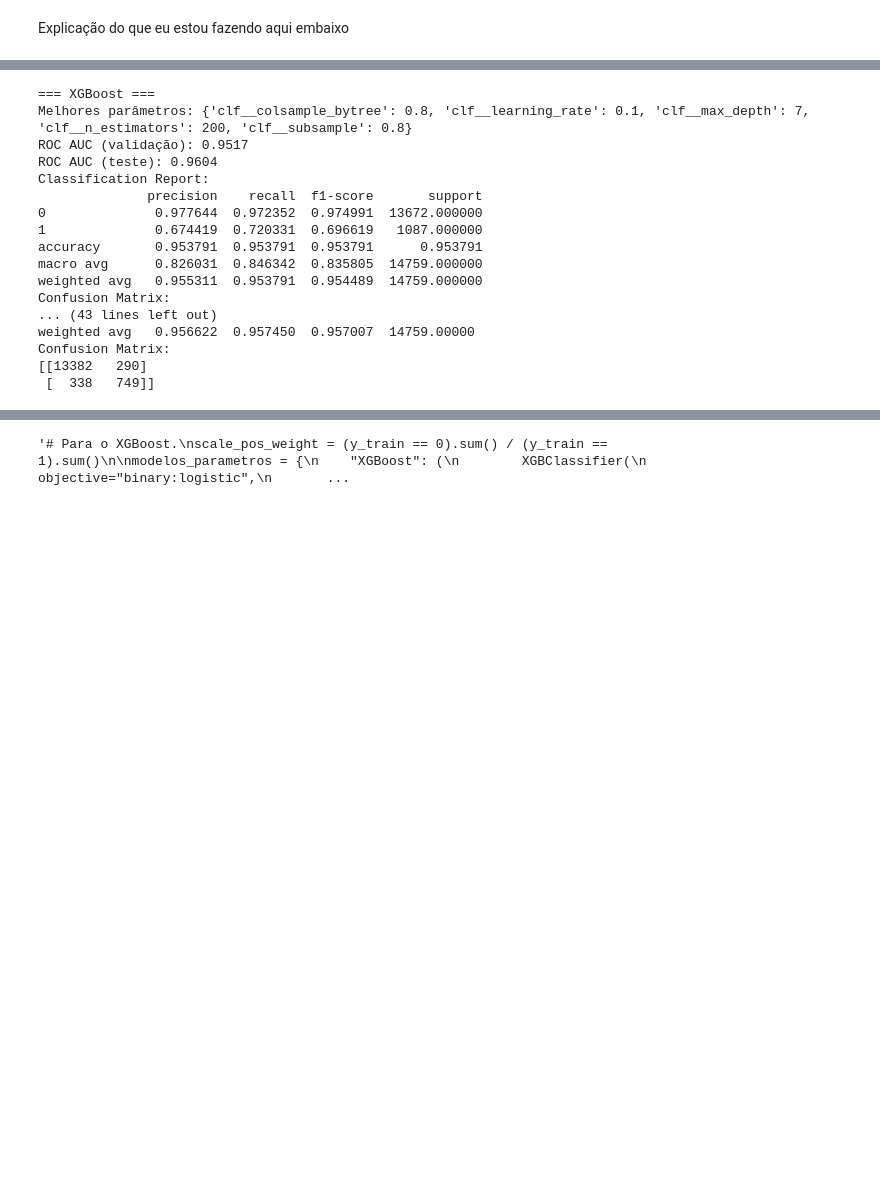
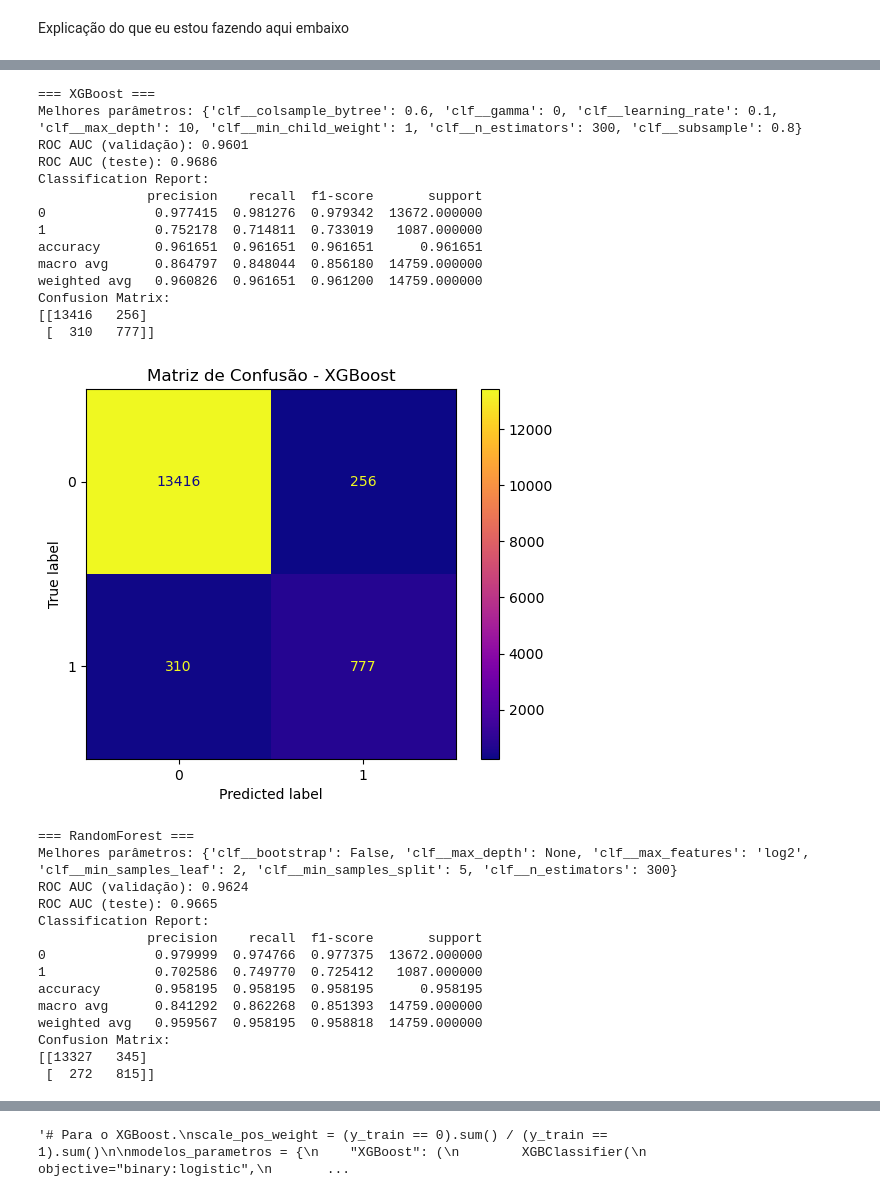
Before and after one commit to mmdes/default-risk-analysis, a Jupyter notebook: notebooks/modeling.ipynb, the cells around one changed output, grey strips where cells are left out. Drawn from its saved outputs; the diff is of its cells as text; code cells hidden in the pictures; blank space fills up the shorter version.

```diff
--- a/notebooks/modeling.ipynb
+++ b/notebooks/modeling.ipynb
@@ -247,35 +248,47 @@ Fitting 5 folds for each of 8 candidates, totalling 40 fits
 # %%
 # Resultados Finais
 for nome, res in resultados.items():
     print(f"\n=== {nome} ===")
     print("Melhores parâmetros:", res["Melhores parâmetros"])
     print("ROC AUC (validação):", round(res["ROC AUC (validação)"], 4))
     print("ROC AUC (teste):", round(res["ROC AUC (teste)"], 4))
     print("Classification Report:")
     print(pd.DataFrame(res["Classification Report"]).T)
     print("Confusion Matrix:")
     print(np.array(res["Confusion Matrix"]))
     #plotando a matriz de confusão
-    #cm = np.array(res["Confusion Matrix"])
-    #disp = ConfusionMatrixDisplay(confusion_matrix=cm, display_labels=[0, 1])
-    #disp.plot(cmap="plasma", values_format="d")
-    #plt.title(f"Matriz de Confusão - {nome}")
-    #plt.show()
+    cm = np.array(res["Confusion Matrix"])
+    disp = ConfusionMatrixDisplay(confusion_matrix=cm, display_labels=[0, 1])
+    disp.plot(cmap="plasma", values_format="d")
+    plt.title(f"Matriz de Confusão - {nome}")
+    plt.show()
 # %% [output]
 === XGBoost ===
-Melhores parâmetros: {'clf__colsample_bytree': 0.8, 'clf__learning_rate': 0.1, 'clf__max_depth': 7, 'clf__n_estimators': 200, 'clf__subsample': 0.8}
-ROC AUC (validação): 0.9517
-ROC AUC (teste): 0.9604
+Melhores parâmetros: {'clf__colsample_bytree': 0.6, 'clf__gamma': 0, 'clf__learning_rate': 0.1, 'clf__max_depth': 10, 'clf__min_child_weight': 1, 'clf__n_estimators': 300, 'clf__subsample': 0.8}
+ROC AUC (validação): 0.9601
+ROC AUC (teste): 0.9686
 Classification Report:
               precision    recall  f1-score       support
-0              0.977644  0.972352  0.974991  13672.000000
-1              0.674419  0.720331  0.696619   1087.000000
-accuracy       0.953791  0.953791  0.953791      0.953791
-macro avg      0.826031  0.846342  0.835805  14759.000000
-weighted avg   0.955311  0.953791  0.954489  14759.000000
+0              0.977415  0.981276  0.979342  13672.000000
+1              0.752178  0.714811  0.733019   1087.000000
+accuracy       0.961651  0.961651  0.961651      0.961651
+macro avg      0.864797  0.848044  0.856180  14759.000000
+weighted avg   0.960826  0.961651  0.961200  14759.000000
 Confusion Matrix:
-... (43 lines left out)
-weighted avg   0.956622  0.957450  0.957007  14759.00000
-Confusion Matrix:
-[[13382   290]
- [  338   749]]
+[[13416   256]
+ [  310   777]]
+[figure, added]
+=== RandomForest ===
+Melhores parâmetros: {'clf__bootstrap': False, 'clf__max_depth': None, 'clf__max_features': 'log2', 'clf__min_samples_leaf': 2, 'clf__min_samples_split': 5, 'clf__n_estimators': 300}
+ROC AUC (validação): 0.9624
+ROC AUC (teste): 0.9665
+Classification Report:
+              precision    recall  f1-score       support
+0              0.979999  0.974766  0.977375  13672.000000
+1              0.702586  0.749770  0.725412   1087.000000
+accuracy       0.958195  0.958195  0.958195      0.958195
+macro avg      0.841292  0.862268  0.851393  14759.000000
+weighted avg   0.959567  0.958195  0.958818  14759.000000
+Confusion Matrix:
+[[13327   345]
+ [  272   815]]
```
Also changed, not shown: parts of 4 cells of this notebook, 1 other file.
